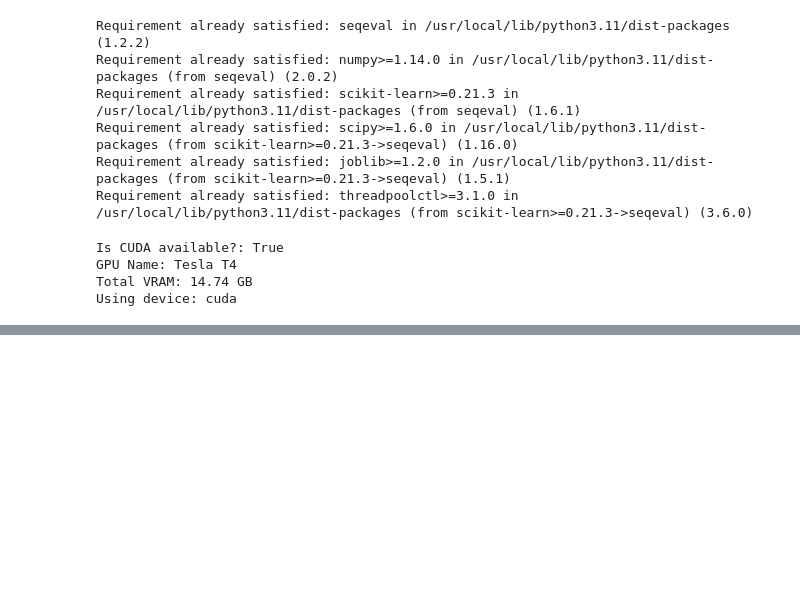
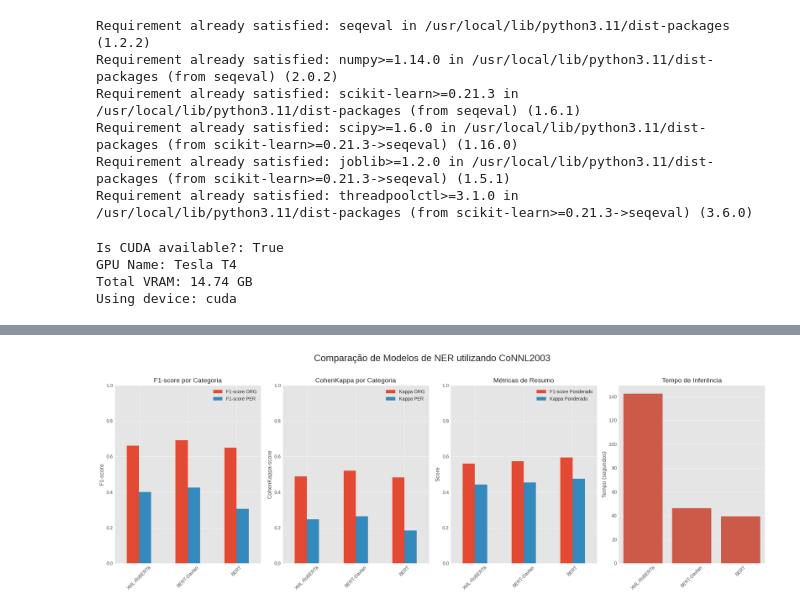
Before and after one commit to Jaquelinedops/Benchmarking_NER, a Jupyter notebook: Benchmarking_NER.ipynb, the cells around one changed output, grey strips where cells are left out. Drawn from its saved outputs; the diff is of its cells as text; code cells hidden in the pictures; blank space fills up the shorter version.

```diff
--- a/Benchmarking_NER.ipynb
+++ b/Benchmarking_NER.ipynb
@@ -179,0 +277,94 @@ Device set to use cuda:0
+# %%
+# --- Seção 4: Visualização dos resultados ---
+import matplotlib.pyplot as plt
+import seaborn as sns
+def visualizar_comparacao_modelos(relatorio_final, dataset_name: str = 'Não informado'):
+    """
+    Gera gráficos de comparação para as métricas de desempenho dos modelos.
+
+    Args:
+        relatorio_final (dict): Dicionário contendo os resultados de avaliação de cada modelo.
+    """
+    if not relatorio_final:
+        print("Erro: O dicionário de relatório está vazio.")
+        return
+
+    # --- 1. Preparação dos Dados para o DataFrame ---
+    lista_para_df = []
+
+    for nome_modelo, resultados in relatorio_final.items():
+        relatorio = resultados['relatorio']
+        kappa_por_tag = resultados['kappa_por_tag']
+        tempo = resultados['tempo_inferencia']
+
+        # Extrai as métricas de F1-score para as tags de interesse
+        f1_org = relatorio.get('ORG', {}).get('f1-score', np.nan)
+        f1_per = relatorio.get('PER', {}).get('f1-score', np.nan)
+        kappa_org = relatorio.get('ORG', {}).get('kappa_score', np.nan)
+        kappa_per = relatorio.get('PER', {}).get('kappa_score', np.nan)
+
+        # Extrai as métricas de resumo
+        f1_weighted = relatorio.get('weighted avg', {}).get('f1-score', np.nan)
+        kappa_weighted = relatorio.get('weighted avg', {}).get('kappa_score', np.nan)
+
+        lista_para_df.append({
+            'modelo': nome_modelo,
+            'F1-score ORG': f1_org,
+            'F1-score PER': f1_per,
+            'Kappa ORG': kappa_org,
+            'Kappa PER': kappa_per,
+            'F1-score Ponderado': f1_weighted,
+            'Kappa Ponderado': kappa_weighted,
+            'Tempo de Inferência (s)': tempo
+        })
+
+    df_comparacao = pd.DataFrame(lista_para_df)
+
+    # --- 2. Geração dos Gráficos ---
+    #plt.style.use('bmh')
+    plt.style.use('ggplot')
+
+
+    fig, axes = plt.subplots(1, 4, figsize=(20, 7))
+    fig.suptitle('Comparação de Modelos de NER utilizando '+ dataset_name, fontsize=20, y=1.02)
+
+    # Gráfico 1: F1-score por tag específica
+    df_comparacao.set_index('modelo')[['F1-score ORG', 'F1-score PER']].plot(kind='bar', ax=axes[0])
+    axes[0].set_title('F1-score por Categoria', fontsize=14)
+    axes[0].set_ylabel('F1-score')
+    axes[0].set_xlabel('')
+    axes[0].set_ylim(0, 1.0)
+    axes[0].tick_params(axis='x', rotation=45)
+
+    # Gráfico 2: CohenKappa por tag específica
+    df_comparacao.set_index('modelo')[['Kappa ORG', 'Kappa PER']].plot(kind='bar', ax=axes[1])
+    axes[1].set_title('CohenKappa por Categoria', fontsize=14)
+    axes[1].set_ylabel('CohenKappa-score')
+    axes[1].set_xlabel('')
+    axes[1].set_ylim(0, 1.0)
+    axes[1].tick_params(axis='x', rotation=45)
+
+    # Gráfico 3: Métricas
+    df_comparacao.set_index('modelo')[['F1-score Ponderado', 'Kappa Ponderado']].plot(kind='bar', ax=axes[2])
+    axes[2].set_title('Métricas de Resumo', fontsize=14)
+    axes[2].set_ylabel('Score')
+    axes[2].set_xlabel('')
+    axes[2].set_ylim(0, 1.0)
+    axes[2].tick_params(axis='x', rotation=45)
+
+    # Gráfico 4: Tempo de Inferência
+    sns.barplot(x='modelo', y='Tempo de Inferência (s)', data=df_comparacao, ax=axes[3])
+    axes[3].set_title('Tempo de Inferência', fontsize=14)
+    axes[3].set_ylabel('Tempo (segundos)')
+    axes[3].set_xlabel('')
+    axes[3].tick_params(axis='x', rotation=45)
+
+
+
+    plt.tight_layout()
+    plt.show()
+
+
+visualizar_comparacao_modelos(relatorio_final, "CoNNL2003" )
+# %% [output]
+[figure, added]
```
Also changed, not shown: parts of 2 cells of this notebook.
